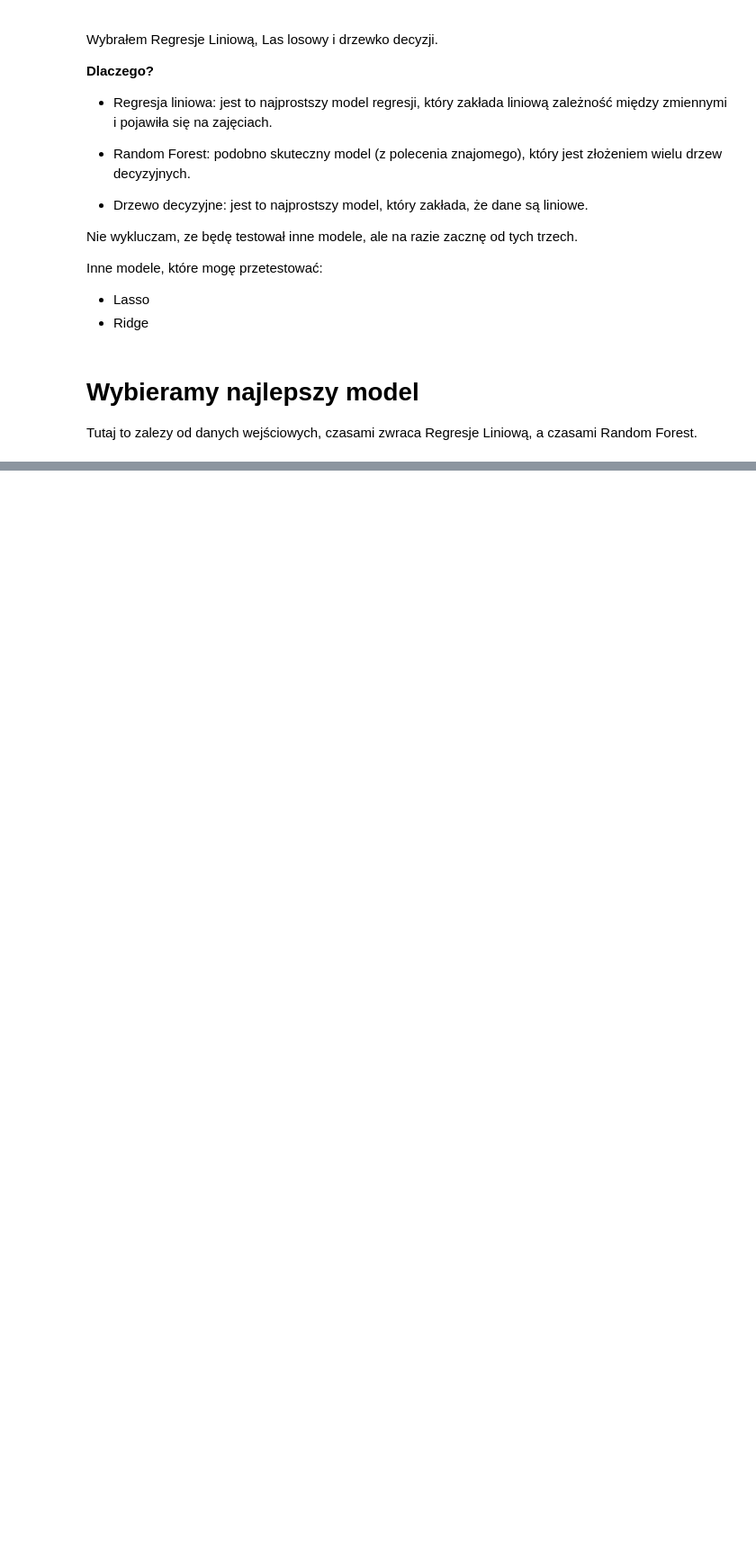
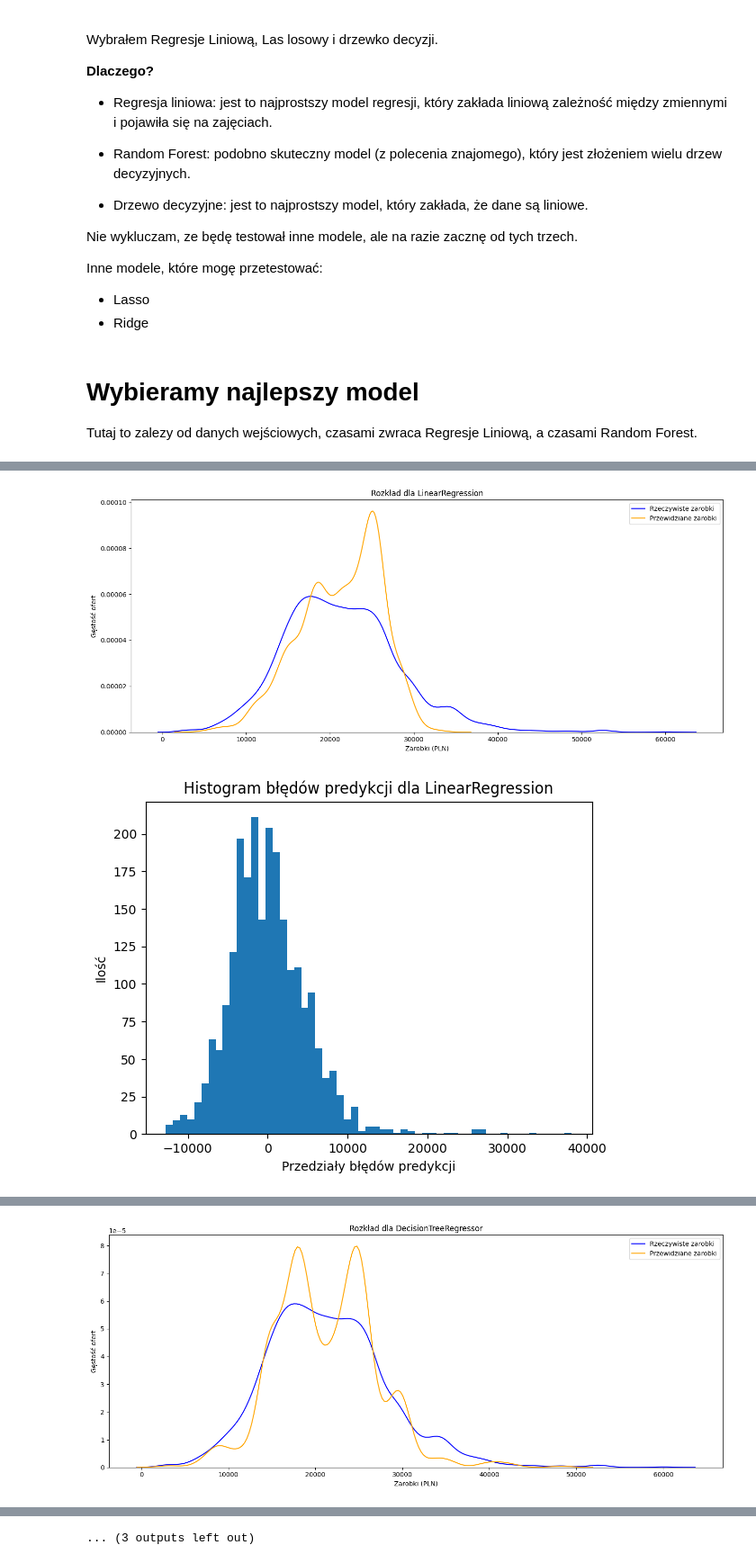
Before and after one commit to lukaszfabia/IT-salary-predictor, a Jupyter notebook: analysis/analysis.ipynb, the cells around one changed output, grey strips where cells are left out. Shown at 90% size. Saved outputs shown, nothing was run; the diff lists cells and outputs as text; code cells hidden in the pictures; blank space fills up the shorter version.

```diff
--- a/analysis/analysis.ipynb
+++ b/analysis/analysis.ipynb
@@ -675,0 +706,5 @@ def create_model_other_method(data, test_size=0.2):
+# %%
+other_model = create_model_other_method(data, test_size=0.4)
+# %% [output]
+[figure, added]
+[figure, added]
@@ -675,0 +712 @@ def create_model_other_method(data, test_size=0.2):
+[figure, added]
@@ -676,3 +721,4 @@ def create_model_other_method(data, test_size=0.2):
+... (3 outputs left out)
 # %%
 def preprocess_input(**params):
   location_code = location_encoder.transform([params["location"]])[0]
```
Also changed, not shown: parts of 26 cells of this notebook, 33 other files.
